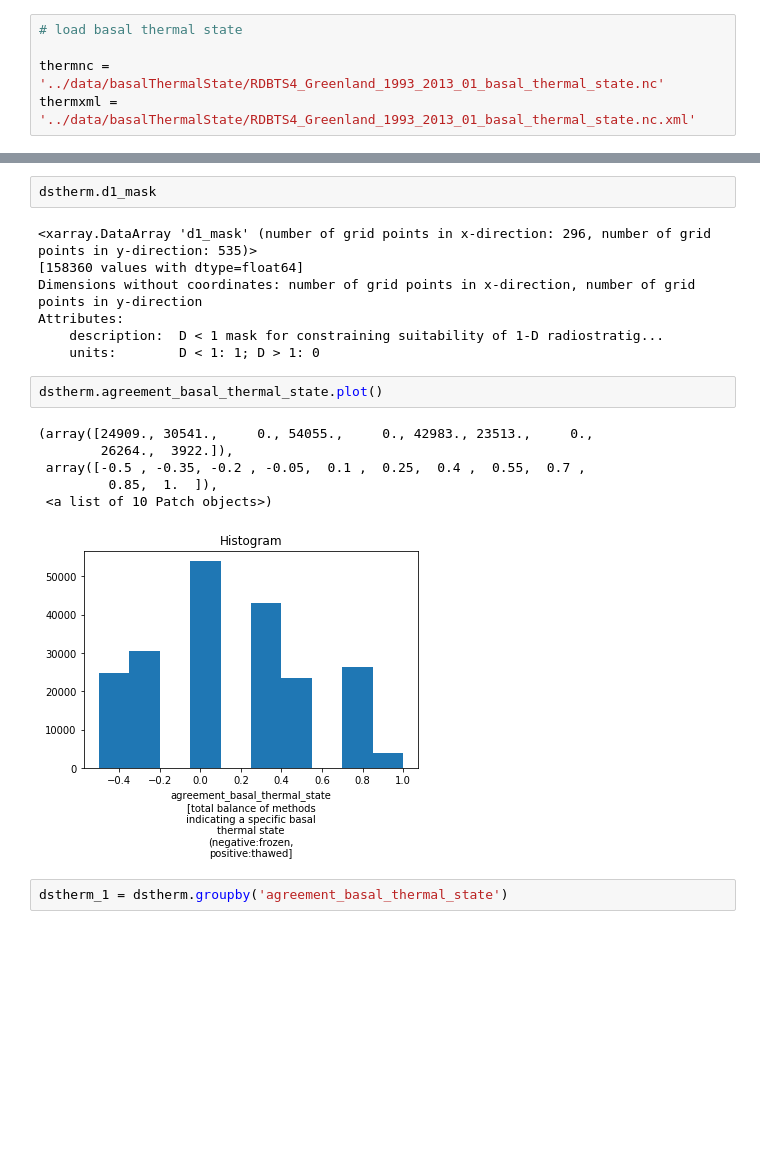
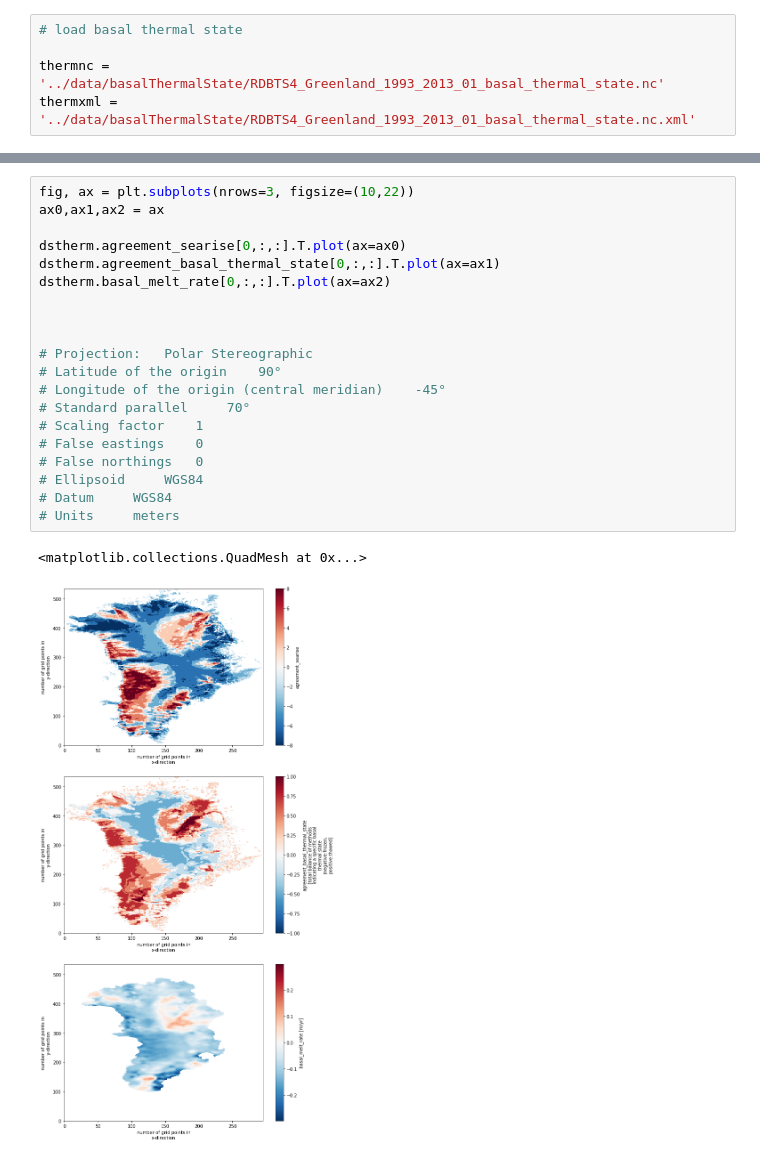
Before and after one commit to tsawi/rces_final_project, a Jupyter notebook: notebooks/FinalProject.ipynb, the cells around one changed output, grey strips where cells are left out. Drawn from its saved outputs; the diff is of its cells as text; blank space fills up the shorter version.

```diff
--- a/notebooks/FinalProject.ipynb
+++ b/notebooks/FinalProject.ipynb
@@ -142,20 +261,23 @@ dstherm.d1_mask.plot()
-# %%
-dstherm.d1_mask
-# %% [output]
-<xarray.DataArray 'd1_mask' (number of grid points in x-direction: 296, number of grid points in y-direction: 535)>
-[158360 values with dtype=float64]
-Dimensions without coordinates: number of grid points in x-direction, number of grid points in y-direction
-Attributes:
-    description:  D < 1 mask for constraining suitability of 1-D radiostratig...
-    units:        D < 1: 1; D > 1: 0
-# %%
-dstherm.agreement_basal_thermal_state.plot()
-# %% [output]
-(array([24909., 30541.,     0., 54055.,     0., 42983., 23513.,     0.,
-        26264.,  3922.]),
- array([-0.5 , -0.35, -0.2 , -0.05,  0.1 ,  0.25,  0.4 ,  0.55,  0.7 ,
-         0.85,  1.  ]),
- <a list of 10 Patch objects>)
-[figure, removed]
-# %%
-dstherm_1 = dstherm.groupby('agreement_basal_thermal_state')
+# %%
+fig, ax = plt.subplots(nrows=3, figsize=(10,22))
+ax0,ax1,ax2 = ax
+
+dstherm.agreement_searise[0,:,:].T.plot(ax=ax0)
+dstherm.agreement_basal_thermal_state[0,:,:].T.plot(ax=ax1)
+dstherm.basal_melt_rate[0,:,:].T.plot(ax=ax2)
+
+
+
+# Projection: 	Polar Stereographic
+# Latitude of the origin 	90°
+# Longitude of the origin (central meridian) 	-45°
+# Standard parallel 	70°
+# Scaling factor 	1
+# False eastings 	0
+# False northings 	0
+# Ellipsoid 	WGS84
+# Datum 	WGS84
+# Units 	meters
+# %% [output]
+<matplotlib.collections.QuadMesh at 0x...>
+[figure, added]
```
Also changed, not shown: parts of 15 cells of this notebook, 5 other files.
